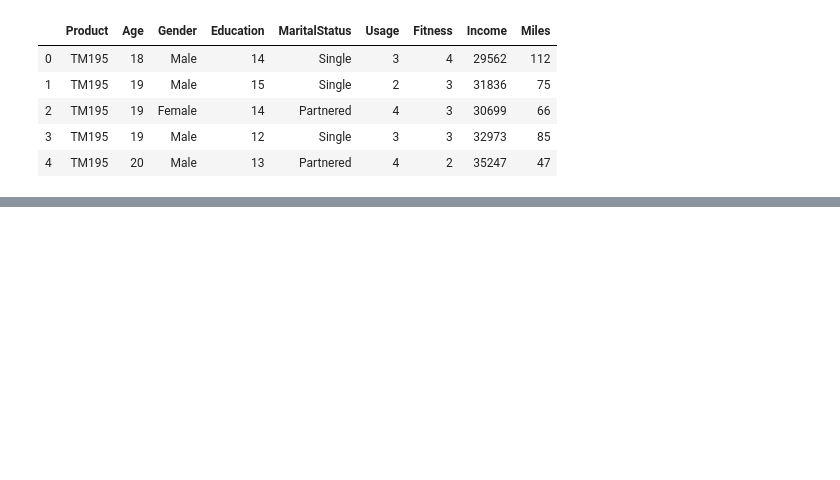
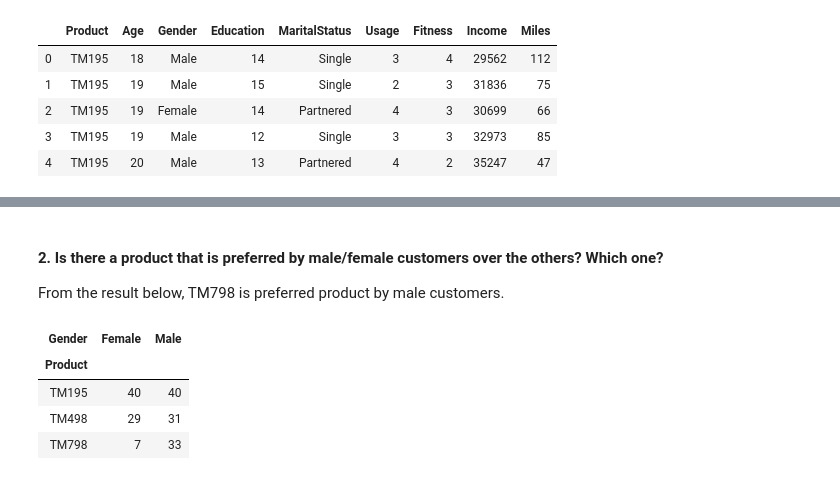
Before and after one commit to jgtolentino/Cardio-Fitness-Project, a Jupyter notebook: CardioFitness.ipynb, the cells around one changed output, grey strips where cells are left out. Saved outputs shown, nothing was run; the diff lists cells and outputs as text; code cells hidden in the pictures; blank space fills up the shorter version.

```diff
--- a/CardioFitness.ipynb
+++ b/CardioFitness.ipynb
@@ -79,0 +131,11 @@ memory usage: 14.2+ KB
+# %% [markdown]
+#### 2. Is there a product that is preferred by male/female customers over the others?  Which one?
+From the result below, TM798	is preferred product by male customers.
+# %%
+pd.crosstab(mydata['Product'],mydata['Gender'] )
+# %% [output]
+| Gender | Female | Male |
+| Product |  |  |
+| TM195 | 40 | 40 |
+| TM498 | 29 | 31 |
+| TM798 | 7 | 33 |
```
Also changed, not shown: parts of 42 cells of this notebook, 1 other file.
